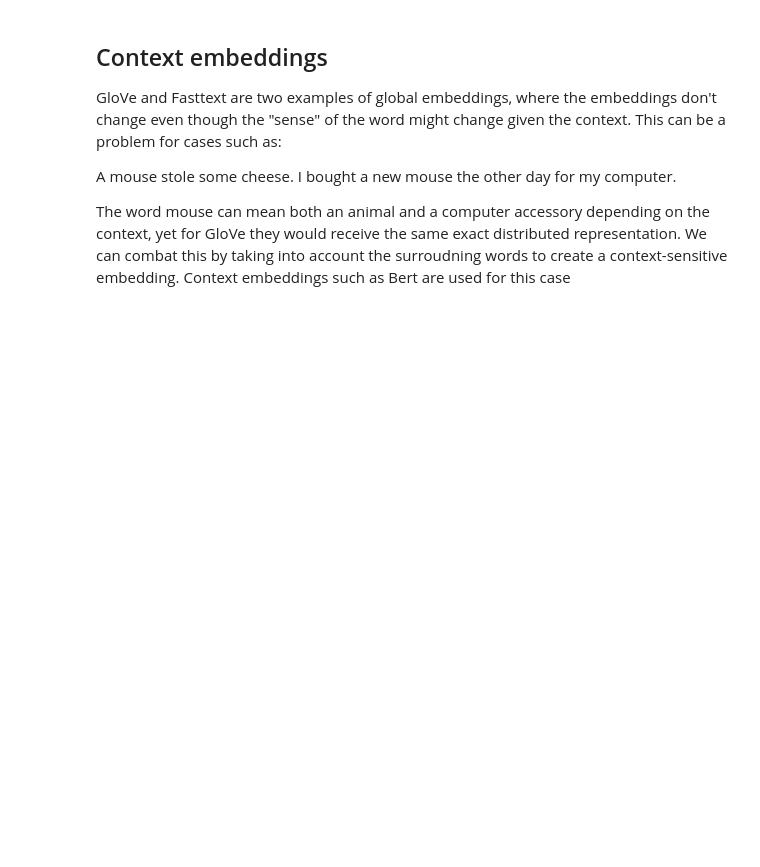
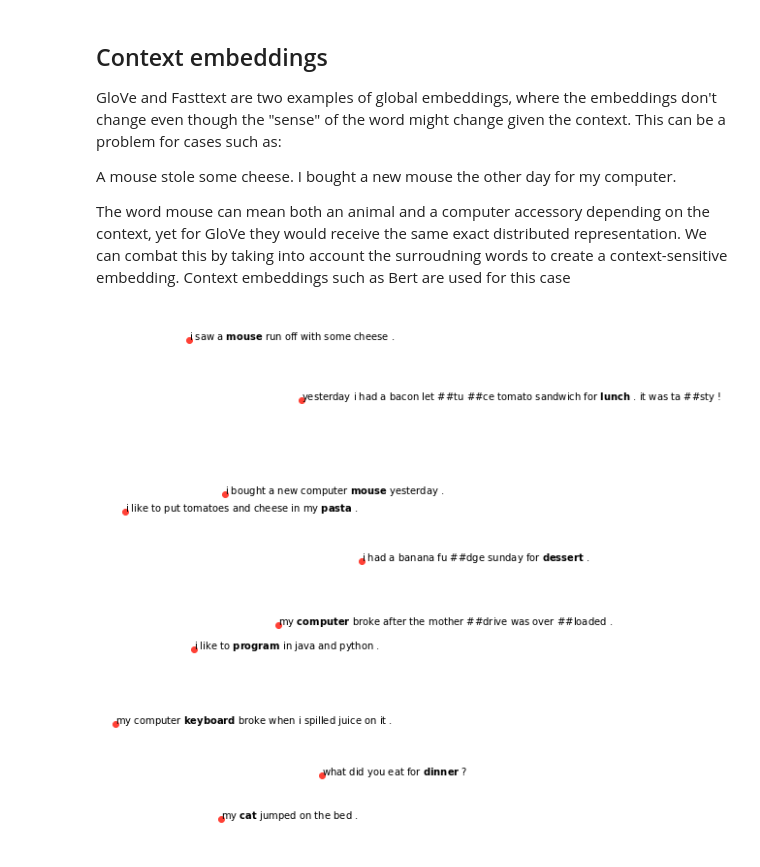
Before and after one commit to soumyajit4419/Deep_Learning_Projects, a Jupyter notebook: NLP_With_PyTorch/Understanding_Embeddings.ipynb, the cells around one changed output. Drawn from its saved outputs; the diff is of its cells as text; code cells hidden in the pictures; blank space fills up the shorter version.

Commit message:
added embeddings

```diff
--- a/NLP_With_PyTorch/Understanding_Embeddings.ipynb
+++ b/NLP_With_PyTorch/Understanding_Embeddings.ipynb
@@ -192,0 +197,18 @@ The word mouse can mean both an animal and a computer accessory depending on the
+# %%
+tokenizer = BertTokenizer.from_pretrained('bert-base-uncased')
+model = BertModel.from_pretrained('bert-base-uncased',output_hidden_states=True)
+# %%
+words_sentences = [
+    ('mouse', 'I saw a mouse run off with some cheese.'),
+    ('mouse', 'I bought a new computer mouse yesterday.'),
+    ('cat', 'My cat jumped on the bed.'),
+    ('keyboard', 'My computer keyboard broke when I spilled juice on it.'),
+    ('dessert', 'I had a banana fudge sunday for dessert.'),
+    ('dinner', 'What did you eat for dinner?'),
+    ('lunch', 'Yesterday I had a bacon lettuce tomato sandwich for lunch. It was tasty!'),
+    ('computer', 'My computer broke after the motherdrive was overloaded.'),
+    ('program', 'I like to program in Java and Python.'),
+    ('pasta', 'I like to put tomatoes and cheese in my pasta.'),
+]
+words = [words_sentence[0] for words_sentence in words_sentences]
+sentences = [words_sentence[1] for words_sentence in words_sentences]
@@ -192,0 +255,29 @@ The word mouse can mean both an animal and a computer accessory depending on the
+# %%
+# Finiding the indices of the target word
+target_indices = []
+for i,word in enumerate(words):
+  for j,token in enumerate(tokens_list[i]):
+    if token==word:
+      target_indices.append(j)
+    else:
+      continue
+# %%
+# Finding the embeddings of the targeted word
+target_embeddings=[]
+for i,embeds in enumerate(embeddings_list):
+  index = target_indices[i]
+  target_embeddings.append(embeds[index])
+# %%
+tsne_words_embedded = TSNE(n_components=2).fit_transform(target_embeddings)
+x, y = zip(*tsne_words_embedded)
+
+fig, ax = plt.subplots(figsize=(5, 10))
+
+for word, tokens, x_i, y_i in zip(words, tokens_list, x, y):
+    ax.scatter(x_i, y_i, c="#FF4136")
+    ax.annotate(' '.join([f'$\\bf{x}$' if x == word else x for x in tokens]), (x_i, y_i))
+
+ax.axis('off')
+plt.show()
+# %% [output]
+[figure, added]
```
Also changed, not shown: parts of 7 cells of this notebook.
